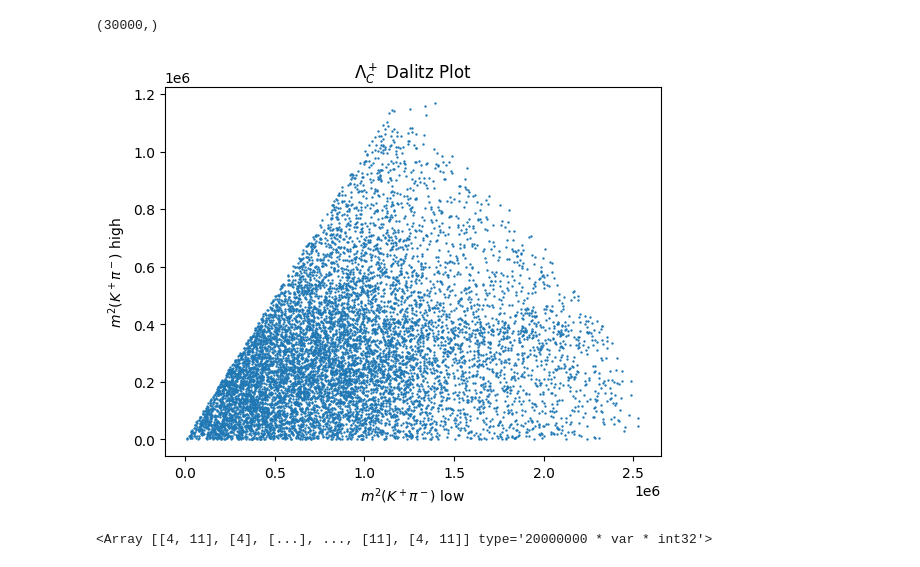
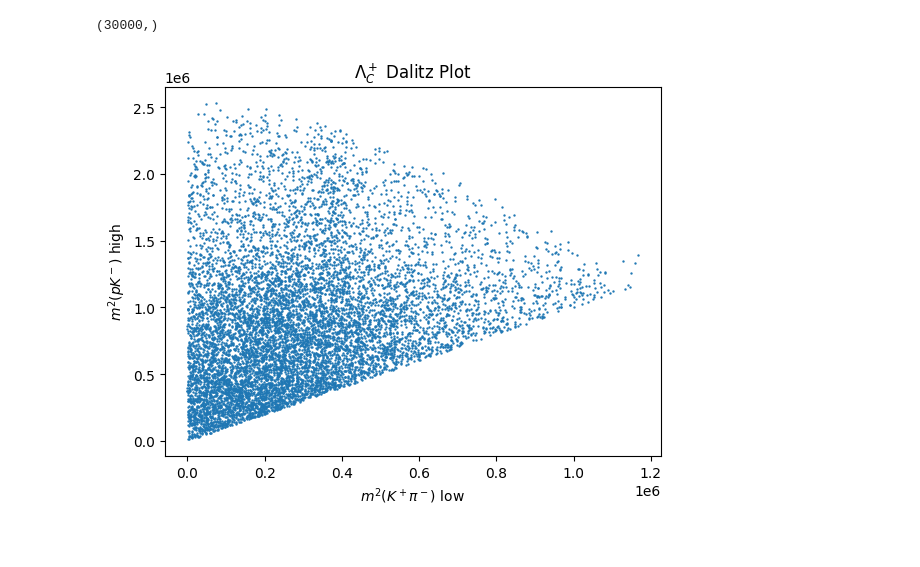
Before and after one commit to GitGup/ATLAS_DNN, a Jupyter notebook: MCAnalysis.ipynb, the cells around one changed output. Drawn from its saved outputs; the diff is of its cells as text; code cells hidden in the pictures.

Commit message:
markdown trimmed, plot adjust

```diff
--- a/MCAnalysis.ipynb
+++ b/MCAnalysis.ipynb
@@ -252,10 +248,6 @@ for sublist in reshaped_list2:
         pk_list.append(kpi)
         kpi_list.append(pk)
 # %%
-scatter_plot(pk_list, kpi_list, "$\Lambda_C^+$ Dalitz Plot", r'$m^2(K^+\pi^-)$ low', r'$m^2(K^+\pi^-)$ high', .5)
+scatter_plot(kpi_list, pk_list, "$\Lambda_C^+$ Dalitz Plot", r'$m^2(K^+\pi^-)$ low', r'$m^2(pK^-)$ high', .5)
 # %% [output]
-[figure, old version]
+[figure, new version]
-# %%
-TTree["DMesons_decayType"].array()
-# %% [output]
-<Array [[4, 11], [4], [...], ..., [11], [4, 11]] type='20000000 * var * int32'>
```
Also changed, not shown: parts of 3 cells of this notebook.
